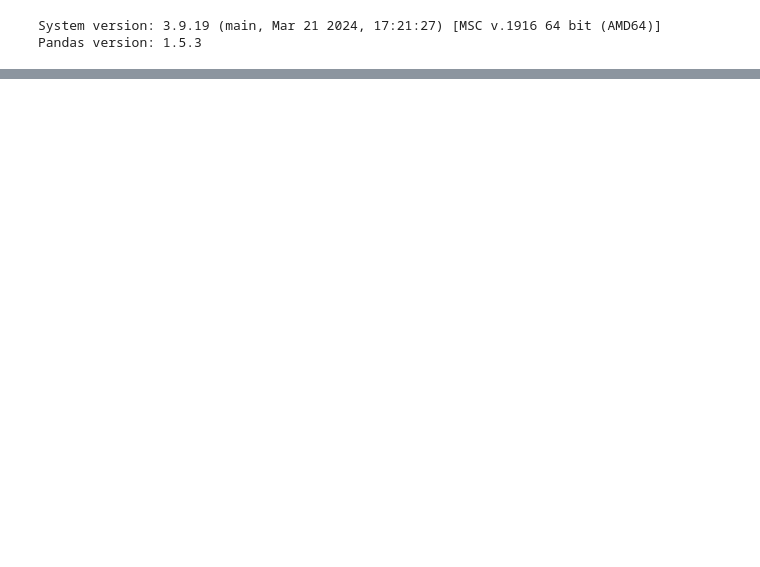
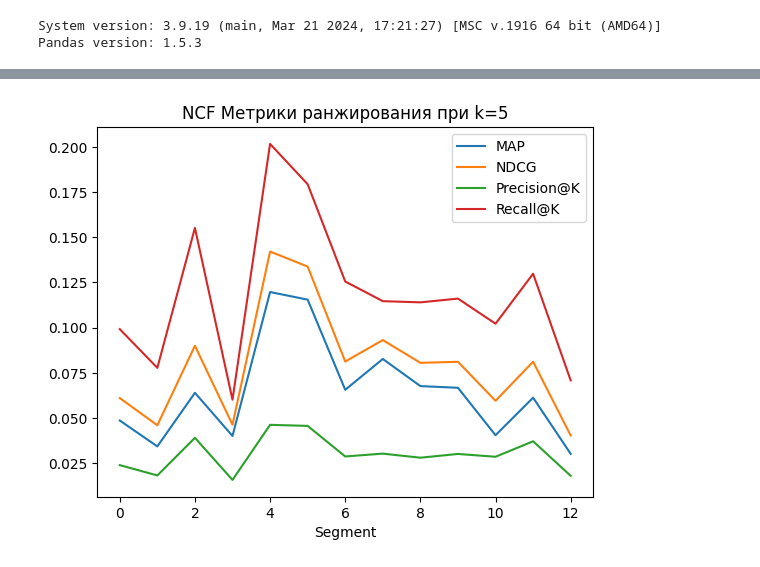
Before and after one commit to honitsu/recommended_system, a Jupyter notebook: ncf.ipynb, the cells around one changed output, grey strips where cells are left out. Cells and saved outputs as stored; diff of their text form; code cells hidden in the pictures; blank space fills up the shorter version.

```diff
--- a/ncf.ipynb
+++ b/ncf.ipynb
@@ -311,0 +390,6 @@ print("%d:%02d" % (seconds//60, seconds-60*(seconds//60),))
+# %%
+plot = prec.plot(title=f'NCF Метрики ранжирования при k={TOP_K}')
+fig = plot.get_figure()
+fig.savefig(f'ncfk{TOP_K}.png', dpi=300, bbox_inches='tight')
+# %% [output]
+[figure, added]
```
Also changed, not shown: parts of 6 cells of this notebook.
